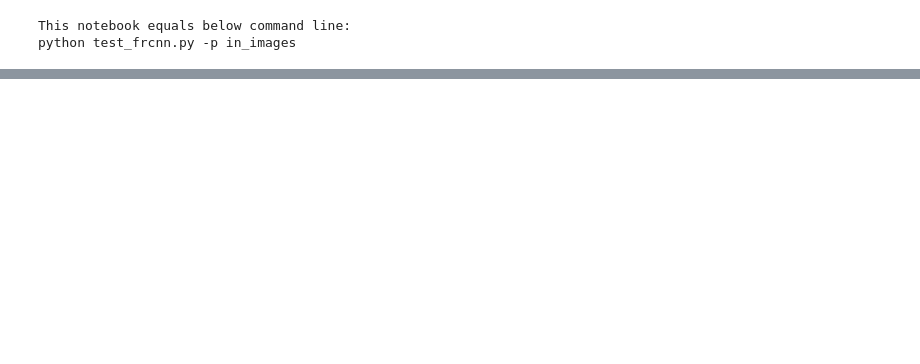
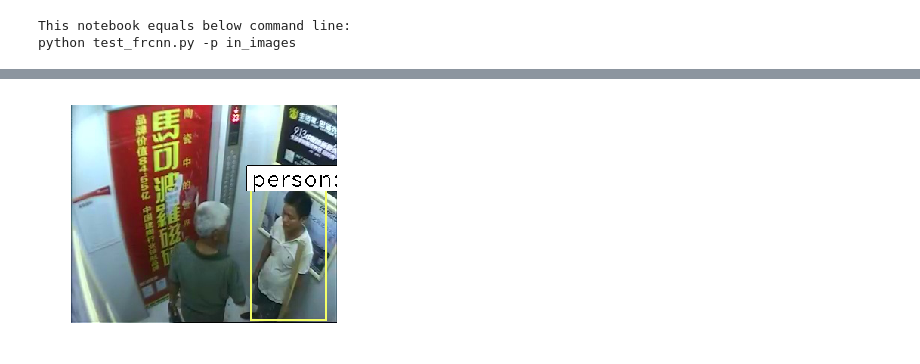
Before and after one commit to peter6888/keras-frcnn, a Jupyter notebook: test.ipynb, the cells around one changed output, grey strips where cells are left out. Cells and saved outputs as stored; diff of their text form; code cells hidden in the pictures; blank space fills up the shorter version.

```diff
--- a/test.ipynb
+++ b/test.ipynb
@@ -266,0 +286,6 @@ Elapsed time = 15.826947927474976
+# %%
+img_out=mpimg.imread('./results_imgs/0.png')
+plt.axis('off')
+imgplot = plt.imshow(img_out)
+# %% [output]
+[figure, added]
```
Also changed, not shown: parts of 4 cells of this notebook, 1 other file.
